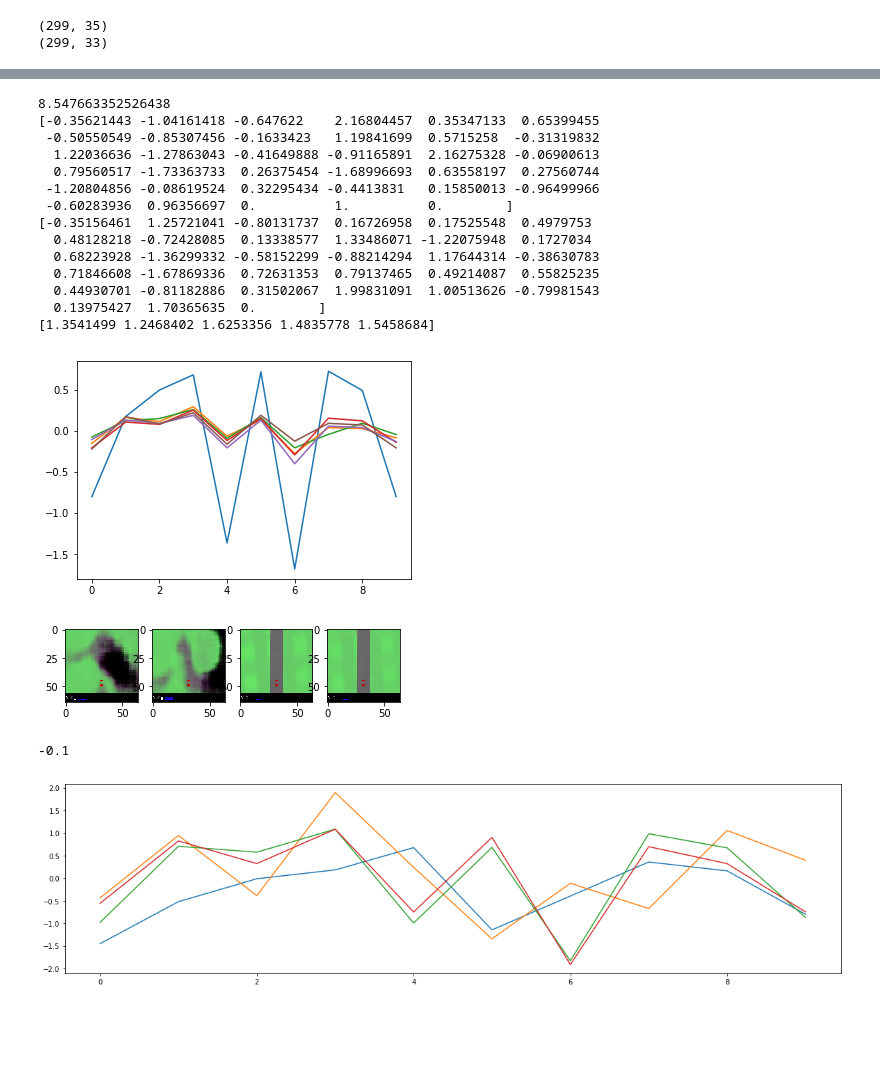
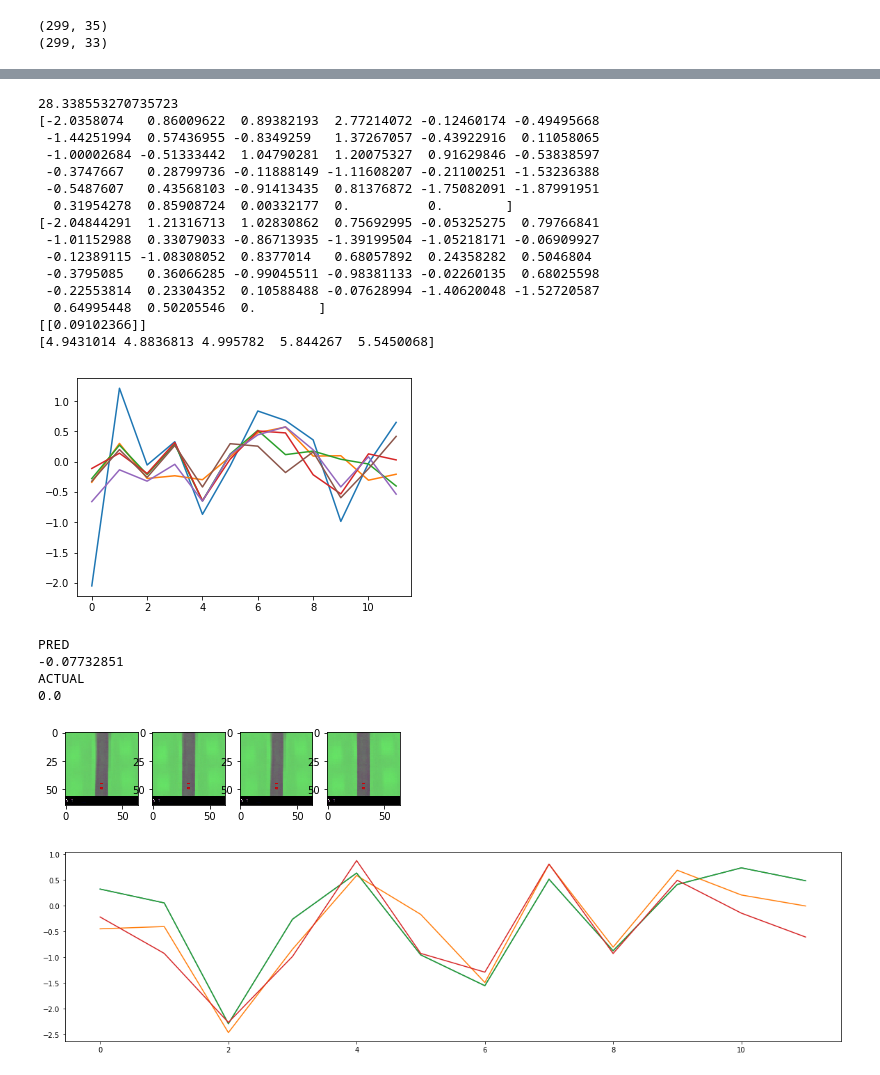
Before and after one commit to AppliedDataSciencePartners/WorldModels, a Jupyter notebook: check_rnn.ipynb, the cells around one changed output, grey strips where cells are left out. Saved outputs shown, nothing was run; the diff lists cells and outputs as text; code cells hidden in the pictures; blank space fills up the shorter version.

Commit message:
reward 0

```diff
--- a/check_rnn.ipynb
+++ b/check_rnn.ipynb
@@ -34,0 +32,4 @@ hot_zs = [2,4,5,12,13,18,19,20,22,29]
+# %%
+plt.plot(np.exp(log_var[0][0]/2))
+hot_zs = [0,  1,  4,  7,  8, 11, 14, 15, 19, 21, 22, 30]
+np.where(np.exp(log_var[0][0]/2) < 0.8)
@@ -139,7 +145,7 @@ actual = rnn_output[run_idx]
 print(obs.shape)
 print(actual.shape)
 
-idx = 0
+idx = 100
 # print(obs)
 # %% [output]
 (299, 35)
@@ -182,58 +191,61 @@ KeyboardInterrupt:
 # %%
 d = GAUSSIAN_MIXTURES * Z_DIM
 
-print(sum(np.abs(obs[idx,hot_zs])))
+print(sum(np.abs(obs[idx,:])))
 print(obs[idx])
 print(actual[idx])
 # plt.plot(obs[idx,[5,10,13,15,16,22, 24, 30, 31]])
 plt.plot(actual[idx,hot_zs])
 y_pred = rnn.model.predict(np.array([[obs[idx,:]]]))
 
 z_pred = y_pred[:,:,:(3*d)]
-rew_pred = y_pred[:,:,(3*d):(3*d+1)]
+rew_pred = y_pred[:,:,-1]
 # done_pred = y_pred[:,:,(3*d+1):]
 
-# print(rew_pred)
+print(rew_pred)
 # print(done_pred)
 
 z_pred = np.reshape(z_pred, [-1, GAUSSIAN_MIXTURES * 3])
 
 # plt.figure(figsize=(20,20))
 
 # plt.subplot(411)
 # plt.plot(z_pred.transpose())
 
 log_pi, mu, log_sigma = np.split(z_pred, 3, 1)
+
+
 
 # plt.subplot(412)
 # plt.plot(log_pi)
 
 # plt.subplot(412)
 plt.plot(mu[hot_zs])
 
 # plt.subplot(414)
 # plt.plot(log_sigma)
 
 
 log_pi = log_pi - np.log(np.sum(np.exp(log_pi), axis = 1, keepdims = True))
 
-print(sum(np.abs(mu[hot_zs])))
+print(sum(np.abs(mu)))
 # %% [output]
-8.547663352526438
-[-0.35621443 -1.04161418 -0.647622    2.16804457  0.35347133  0.65399455
- -0.50550549 -0.85307456 -0.1633423   1.19841699  0.5715258  -0.31319832
-  1.22036636 -1.27863043 -0.41649888 -0.91165891  2.16275328 -0.06900613
-  0.79560517 -1.73363733  0.26375454 -1.68996693  0.63558197  0.27560744
- -1.20804856 -0.08619524  0.32295434 -0.4413831   0.15850013 -0.96499966
- -0.60283936  0.96356697  0.          1.          0.        ]
-[-0.35156461  1.25721041 -0.80131737  0.16726958  0.17525548  0.4979753
-  0.48128218 -0.72428085  0.13338577  1.33486071 -1.22075948  0.1727034
-  0.68223928 -1.36299332 -0.58152299 -0.88214294  1.17644314 -0.38630783
-  0.71846608 -1.67869336  0.72631353  0.79137465  0.49214087  0.55825235
-  0.44930701 -0.81182886  0.31502067  1.99831091  1.00513626 -0.79981543
-  0.13975427  1.70365635  0.        ]
-[1.3541499 1.2468402 1.6253356 1.4835778 1.5458684]
+28.338553270735723
+[-2.0358074   0.86009622  0.89382193  2.77214072 -0.12460174 -0.49495668
+ -1.44251994  0.57436955 -0.8349259   1.37267057 -0.43922916  0.11058065
+ -1.00002684 -0.51333442  1.04790281  1.20075327  0.91629846 -0.53838597
+ -0.3747667   0.28799736 -0.11888149 -1.11608207 -0.21100251 -1.53236388
+ -0.5487607   0.43568103 -0.91413435  0.81376872 -1.75082091 -1.87991951
+  0.31954278  0.85908724  0.00332177  0.          0.        ]
+[-2.04844291  1.21316713  1.02830862  0.75692995 -0.05325275  0.79766841
+ -1.01152988  0.33079033 -0.86713935 -1.39199504 -1.05218171 -0.06909927
+ -0.12389115 -1.08308052  0.8377014   0.68057892  0.24358282  0.5046804
+ -0.3795085   0.36066285 -0.99045511 -0.98381133 -0.02260135  0.68025598
+ -0.22553814  0.23304352  0.10588488 -0.07628994 -1.40620048 -1.52720587
+  0.64995448  0.50205546  0.        ]
+[[0.09102366]]
+[4.9431014 4.8836813 4.995782  5.844267  5.5450068]
-[figure, old version]
+[figure, new version]
 # %%
 current_z = obs[idx]
 i = idx
@@ -253,8 +265,10 @@ next_z, chosen_mu, chosen_log_sigma, chosen_log_pi, next_reward = sample_next_md
 # print(chosen_mu)
 # print(np.exp(chosen_log_sigma))
 # print(chosen_log_pi)
-
-
+print('PRED')
+print(next_reward)
+print('ACTUAL')
+print(actual[i,32])
 
 next_z_decoded = vae.decoder.predict(np.array([next_z]))[0]
 
@@ -276,7 +290,6 @@ plt.imshow( actual_next_z_decoded)
 
 plt.show()
 
-print(next_reward)
 
 plt.figure(figsize=(20,5))
 plt.plot( current_z[hot_zs])
@@ -285,12 +298,17 @@ plt.plot( obs[i,hot_zs])
 plt.plot( actual[i,hot_zs])
 plt.show()
 
-current_z = next_z
+
 i = i + 1
+
+current_z = obs[i]
 # %% [output]
+PRED
+-0.07732851
+ACTUAL
+0.0
-[figure, old version]
+[figure, new version]
--0.1
-[figure, old version]
+[figure, new version]
 # %%
 # print(idx)
 
```
Also changed, not shown: parts of 12 cells of this notebook, 3 other files.
